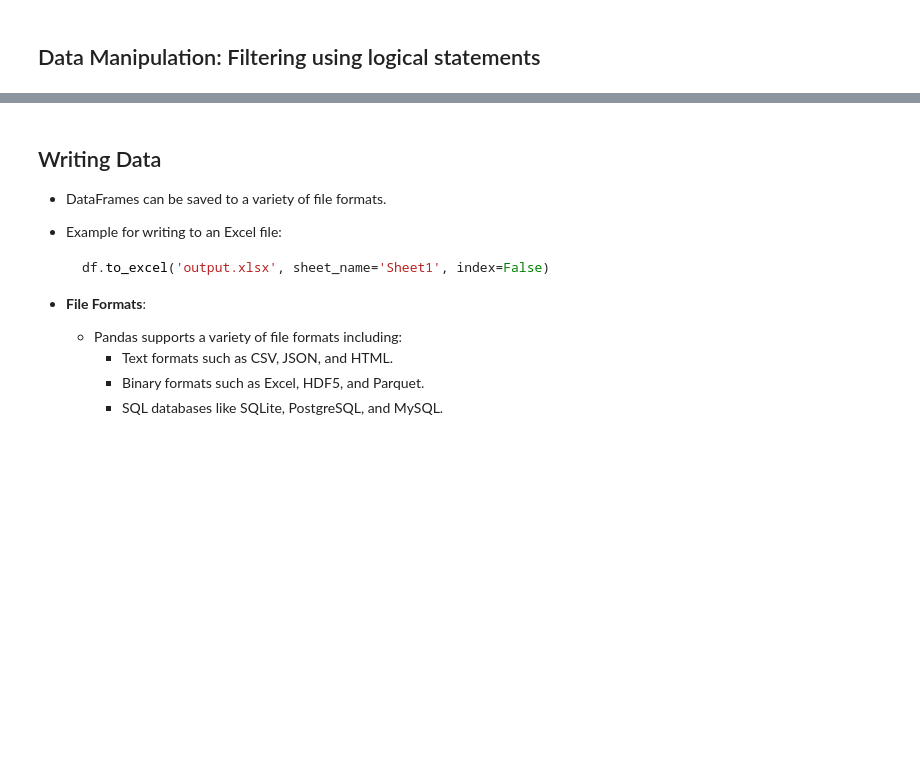
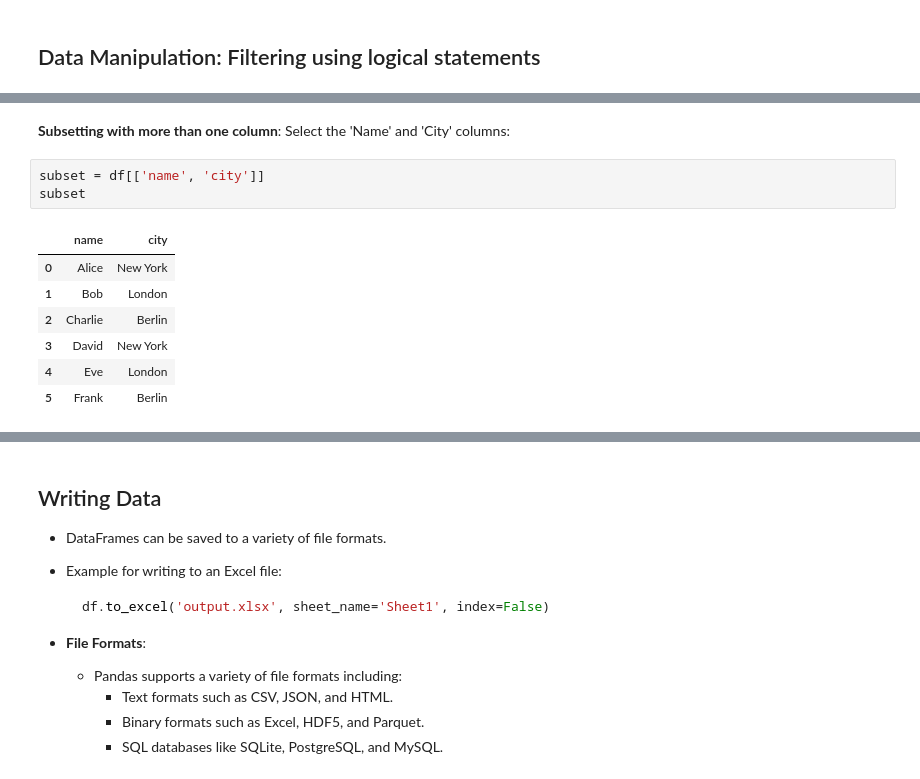
Before and after one commit to jancgreyling/AE_Python, a Jupyter notebook: lectures/Lecture_2.ipynb, the cells around one changed output, grey strips where cells are left out. Saved outputs shown, nothing was run; the diff lists cells and outputs as text; blank space fills up the shorter version.

```diff
--- a/lectures/Lecture_2.ipynb
+++ b/lectures/Lecture_2.ipynb
@@ -371,0 +396,14 @@ Set age to 40 for the person named 'Alice':
+# %% [markdown]
+**Subsetting with more than one column**:
+   Select the 'Name' and 'City' columns:
+# %%
+subset = df[['name', 'city']]
+subset
+# %% [output]
+|  | name | city |
+| 0 | Alice | New York |
+| 1 | Bob | London |
+| 2 | Charlie | Berlin |
+| 3 | David | New York |
+| 4 | Eve | London |
+| 5 | Frank | Berlin |
```
Also changed, not shown: parts of 70 cells of this notebook, 1 other file.
